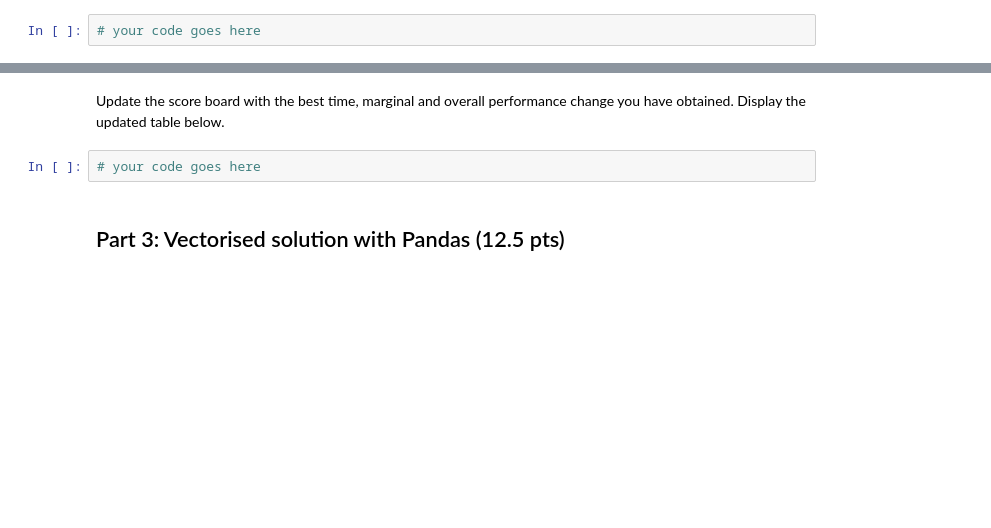
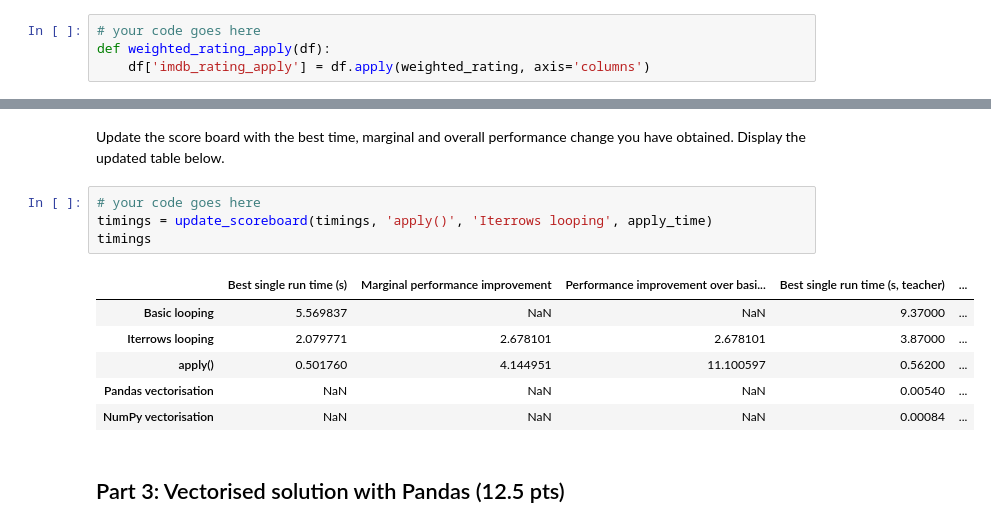
Before and after one commit to minkichunm/ComputationalToolsforDataScience, a Jupyter notebook: 02807_Project_1.ipynb, the cells around one changed output, grey strips where cells are left out. Saved outputs shown, nothing was run; the diff lists cells and outputs as text; blank space fills up the shorter version.

```diff
--- a/02807_Project_1.ipynb
+++ b/02807_Project_1.ipynb
@@ -387,6 +414,8 @@ Update the score board with the best time, marginal and overall performance chan
 Define a function `weighted_rating_apply(df)` that computes the ratings using Pandas' `apply()` function, and stores the results in a new column of the DataFrame called `imdb_rating_apply`.
 # %%
 # your code goes here
+def weighted_rating_apply(df):
+    df['imdb_rating_apply'] = df.apply(weighted_rating, axis='columns')
 # %% [markdown]
 Call the function and make sure that it works as intended.
 # %%
@@ -408,6 +447,15 @@ print("Best time:", apply_time.best)
 Update the score board with the best time, marginal and overall performance change you have obtained. Display the updated table below.
 # %%
 # your code goes here
+timings = update_scoreboard(timings, 'apply()', 'Iterrows looping', apply_time)
+timings
+# %% [output]
+|  | Best single run time (s) | Marginal performance improvement | Performance improvement over basi... | Best single run time (s, teacher) | ... |
+| Basic looping | 5.569837 | NaN | NaN | 9.37000 | ... |
+| Iterrows looping | 2.079771 | 2.678101 | 2.678101 | 3.87000 | ... |
+| apply() | 0.501760 | 4.144951 | 11.100597 | 0.56200 | ... |
+| Pandas vectorisation | NaN | NaN | NaN | 0.00540 | ... |
+| NumPy vectorisation | NaN | NaN | NaN | 0.00084 | ... |
 # %% [markdown]
 ## Part 3: Vectorised solution with Pandas (12.5 pts)
 # %% [markdown]
```
Also changed, not shown: parts of 36 cells of this notebook.
